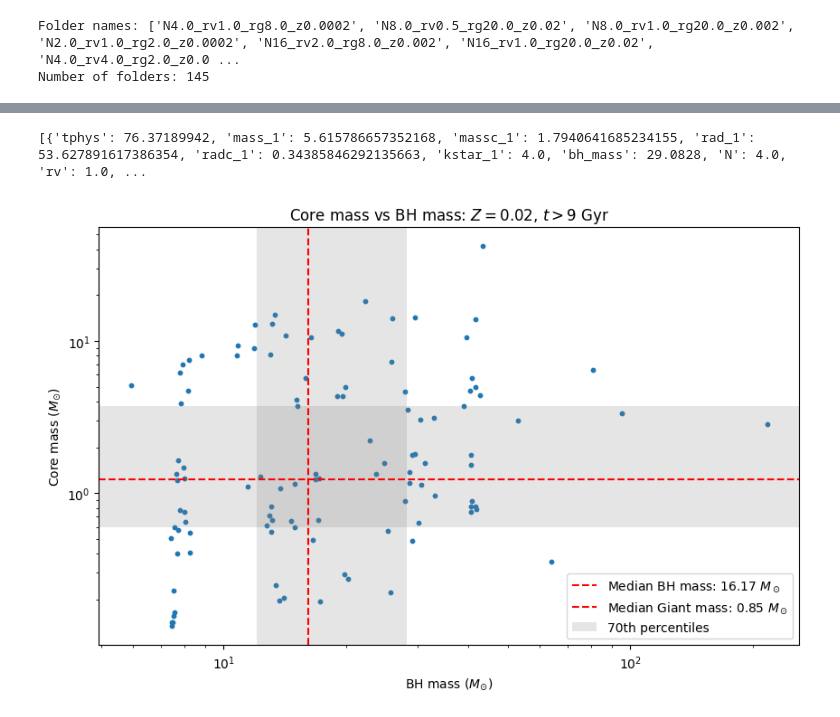
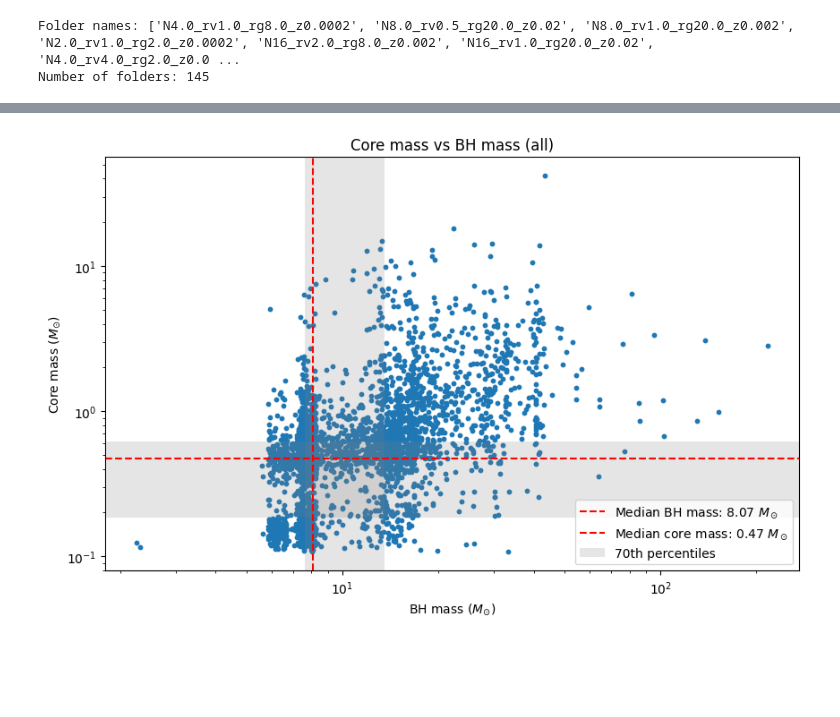
Before and after one commit to Stufffffs/CASSI_2024_code, a Jupyter notebook: cosmic.ipynb, the cells around one changed output, grey strips where cells are left out. Saved outputs shown, nothing was run; the diff lists cells and outputs as text; code cells hidden in the pictures; blank space fills up the shorter version.

```diff
--- a/cosmic.ipynb
+++ b/cosmic.ipynb
@@ -246,26 +304,9 @@ print(final_states_dict)
 # %%
-final_states = []
+single_binary = InitialBinaryTable.InitialBinaries(m1=7.806106, m2=5.381412, porb=2858.942021, ecc=0.601408, tphysf=13700.0, kstar1=1, kstar2=1, metallicity=0.02)
 
-for mass, tcoll in zip(median_giant_masses, median_giant_tcolls):
+BSEDict = {'xi': 1.0, 'bhflag': 1, 'neta': 0.5, 'windflag': 3, 'wdflag': 1, 'alpha1': 1.0, 'pts1': 0.001, 'pts3': 0.02, 'pts2': 0.01, 'epsnov': 0.001, 'hewind': 0.5, 'ck': 1000, 'bwind': 0.0, 'lambdaf': 0.0, 'mxns': 3.0, 'beta': -1.0, 'tflag': 1, 'acc2': 1.5, 'grflag' : 1, 'remnantflag': 4, 'ceflag': 0, 'eddfac': 1.0, 'ifflag': 0, 'bconst': 3000, 'sigma': 265.0, 'gamma': -2.0, 'pisn': 45.0, 'natal_kick_array' : [[-100.0,-100.0,-100.0,-100.0,0.0], [-100.0,-100.0,-100.0,-100.0,0.0]], 'bhsigmafrac' : 1.0, 'polar_kick_angle' : 90, 'qcrit_array' : [0.0,0.0,0.0,0.0,0.0,0.0,0.0,0.0,0.0,0.0,0.0,0.0,0.0,0.0,0.0,0.0], 'cekickflag' : 2, 'cehestarflag' : 0, 'cemergeflag' : 0, 'ecsn' : 2.25, 'ecsn_mlow' : 1.6, 'aic' : 1, 'ussn' : 0, 'sigmadiv' :-20.0, 'qcflag' : 1, 'eddlimflag' : 0, 'fprimc_array' : [2.0/21.0,2.0/21.0,2.0/21.0,2.0/21.0,2.0/21.0,2.0/21.0,2.0/21.0,2.0/21.0,2.0/21.0,2.0/21.0,2.0/21.0,2.0/21.0,2.0/21.0,2.0/21.0,2.0/21.0,2.0/21.0], 'bhspinflag' : 0, 'bhspinmag' : 0.0, 'rejuv_fac' : 1.0, 'rejuvflag' : 0, 'htpmb' : 1, 'ST_cr' : 1, 'ST_tide' : 1, 'bdecayfac' : 1, 'rembar_massloss' : 0.5, 'kickflag' : 0, 'zsun' : 0.014, 'bhms_coll_flag' : 0, 'don_lim' : -1, 'acc_lim' : -1, 'rtmsflag' : 0, 'wd_mass_lim': 1}
 
-    single_binary = InitialBinaryTable.InitialBinaries(m1=float(mass), m2=0.0001, porb=10000000, ecc=0, tphysf=float(tcoll), kstar1=1, kstar2=1, metallicity=0.002)
+bpp, bcm, initC, kick_info = Evolve.evolve(initialbinarytable=single_binary, BSEDict=BSEDict, timestep_conditions =[['RRLO_1>=1', 'dtp=0.0'], ['RRLO_2>=1', 'dtp=0.0']])
 
-    BSEDict = {'xi': 1.0, 'bhflag': 1, 'neta': 0.5, 'windflag': 3, 'wdflag': 1, 'alpha1': 1.0, 'pts1': 0.05, 'pts3': 0.02, 'pts2': 0.01, 'epsnov': 0.001, 'hewind': 0.5, 'ck': 1000, 'bwind': 0.0, 'lambdaf': 0.5, 'mxns': 2.5, 'beta': 0.125, 'tflag': 1, 'acc2': 1.5, 'grflag' : 1, 'remnantflag': 3, 'ceflag': 0, 'eddfac': 1.0, 'ifflag': 0, 'bconst': 3000, 'sigma': 265.0, 'gamma': -1.0, 'pisn': 45.0, 'natal_kick_array' : [[-100.0,-100.0,-100.0,-100.0,0.0], [-100.0,-100.0,-100.0,-100.0,0.0]], 'bhsigmafrac' : 1.0, 'polar_kick_angle' : 90, 'qcrit_array' : [0.0,0.0,0.0,0.0,0.0,0.0,0.0,0.0,0.0,0.0,0.0,0.0,0.0,0.0,0.0,0.0], 'cekickflag' : 2, 'cehestarflag' : 0, 'cemergeflag' : 0, 'ecsn' : 2.25, 'ecsn_mlow' : 1.6, 'aic' : 1, 'ussn' : 0, 'sigmadiv' :-20.0, 'qcflag' : 1, 'eddlimflag' : 0, 'fprimc_array' : [2.0/21.0,2.0/21.0,2.0/21.0,2.0/21.0,2.0/21.0,2.0/21.0,2.0/21.0,2.0/21.0,2.0/21.0,2.0/21.0,2.0/21.0,2.0/21.0,2.0/21.0,2.0/21.0,2.0/21.0,2.0/21.0], 'bhspinflag' : 0, 'bhspinmag' : 0.0, 'rejuv_fac' : 1.0, 'rejuvflag' : 0, 'htpmb' : 1, 'ST_cr' : 1, 'ST_tide' : 1, 'bdecayfac' : 1, 'rembar_massloss' : 0.5, 'kickflag' : 0, 'zsun' : 0.02, 'bhms_coll_flag' : 0, 'don_lim' : -1, 'acc_lim' : -1, 'rtmsflag' : 0, 'wd_mass_lim' : 1}
-
-    bpp, bcm, initC, kick_info = Evolve.evolve(initialbinarytable=single_binary, BSEDict=BSEDict, timestep_conditions =[['RRLO_1>=1', 'dtp=0.0'], ['RRLO_2>=1', 'dtp=0.0']])
-
-    print(bcm[['tphys', 'kstar_1', 'kstar_2', 'mass_1', 'mass_2', 'RRLO_1', 'RRLO_2']])
-
-
-    #fig = evolve_and_plot(single_binary, t_min=None, t_max=None, BSEDict=BSEDict, sys_obs={})
-
-    #final_states.append(bpp.iloc[-1])
-
-#final_states_dict = [final_state.to_dict() for final_state in final_states]
-
-
-#for i, bh_mass in enumerate(median_BH_masses):
-    #final_states_dict[i]['bh_mass'] = bh_mass
-
-#print(final_states_dict)
+print(bcm[['tphys', 'kstar_1', 'kstar_2', 'mass_1', 'mass_2', 'RRLO_1', 'RRLO_2']])
 # %% [output]
@@ -435,40 +469,44 @@ print(len(all_data))
-# %%
-print(all_data)
-# %% [output]
-[{'tphys': 76.37189942, 'mass_1': 5.615786657352168, 'massc_1': 1.7940641685234155, 'rad_1': 53.627891617386354, 'radc_1': 0.34385846292135663, 'kstar_1': 4.0, 'bh_mass': 29.0828, 'N': 4.0, 'rv': 1.0, ...
+# %%
+import json
+core_output = 'processed_data/core_GiantBH_data.json'
+with open(core_output, 'w') as fout:
+    json.dump(all_data, fout)
+
+with open(core_output, 'r') as fout:
+    all_data = json.load(fout)
 # %%
 mass_BH = []
 mass_core = []
 
 for star in all_data:
     mass_BH.append(star['bh_mass'])
     mass_core.append(star['massc_1'])
 
 
 fig, ax = plt.subplots(figsize=(10, 6))
 
 scatter = ax.scatter(mass_BH, mass_core, s=10)
 
 median_BH = np.median(mass_BH)
 median_core = np.median(mass_core)
 median_BH_line = ax.axvline(median_BH, color='red', linestyle='--', label=rf'Median BH mass: {median_BH:.2f} $M_\odot$')
 median_core_line = ax.axhline(median_core, color='red', linestyle='--', label=rf'Median core mass: {median_core:.2f} $M_\odot$')
 
 mass_core_30 = np.percentile(mass_core, 30)
 mass_core_70 = np.percentile(mass_core, 70)
 mass_BH_30 = np.percentile(mass_BH, 30)
 mass_BH_70 = np.percentile(mass_BH, 70)
 
 percentiles = ax.axhspan(mass_core_30, mass_core_70, color='gray', alpha=0.2, lw=0, label="70th percentiles")
 ax.axvspan(mass_BH_30, mass_BH_70, color='gray', alpha=0.2, lw=0)
 
 ax.set_xlabel(r'BH mass ($M_{\odot}$)')
 ax.set_ylabel(r'Core mass ($M_{\odot}$)')
-ax.set_title('Core mass vs BH mass: $Z=0.02$, $t>9$ Gyr')
+ax.set_title('Core mass vs BH mass (all)')
 ax.set_xscale('log')
 ax.set_yscale('log')
 
 # Create the second legend for the median lines
-median_legend = ax.legend(handles=[median_BH_line, median_Giant_line, percentiles], loc='lower right')
+median_legend = ax.legend(handles=[median_BH_line, median_core_line, percentiles], loc='lower right')
 # %% [output]
-[figure, old version]
+[figure, new version]
```
Also changed, not shown: parts of 11 cells of this notebook.
